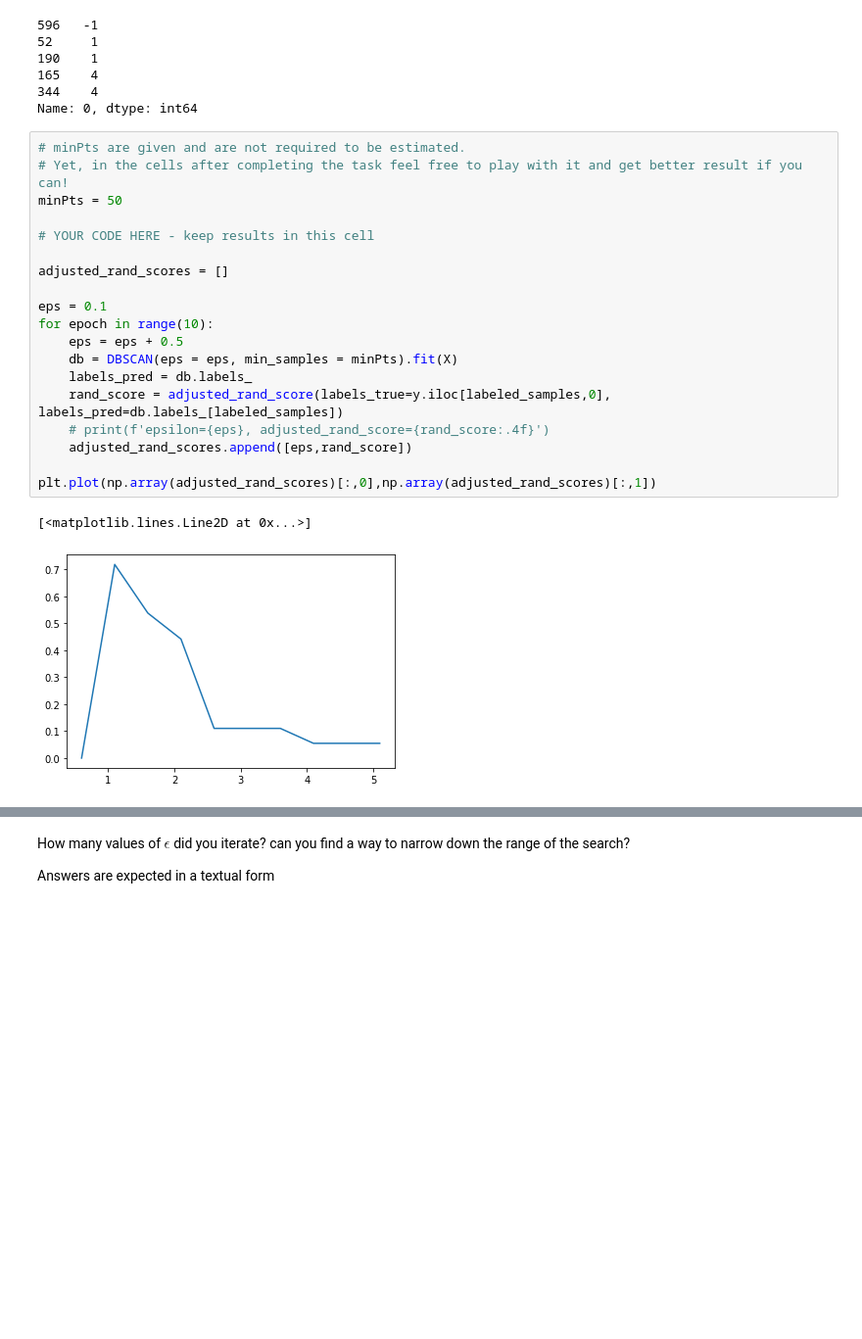
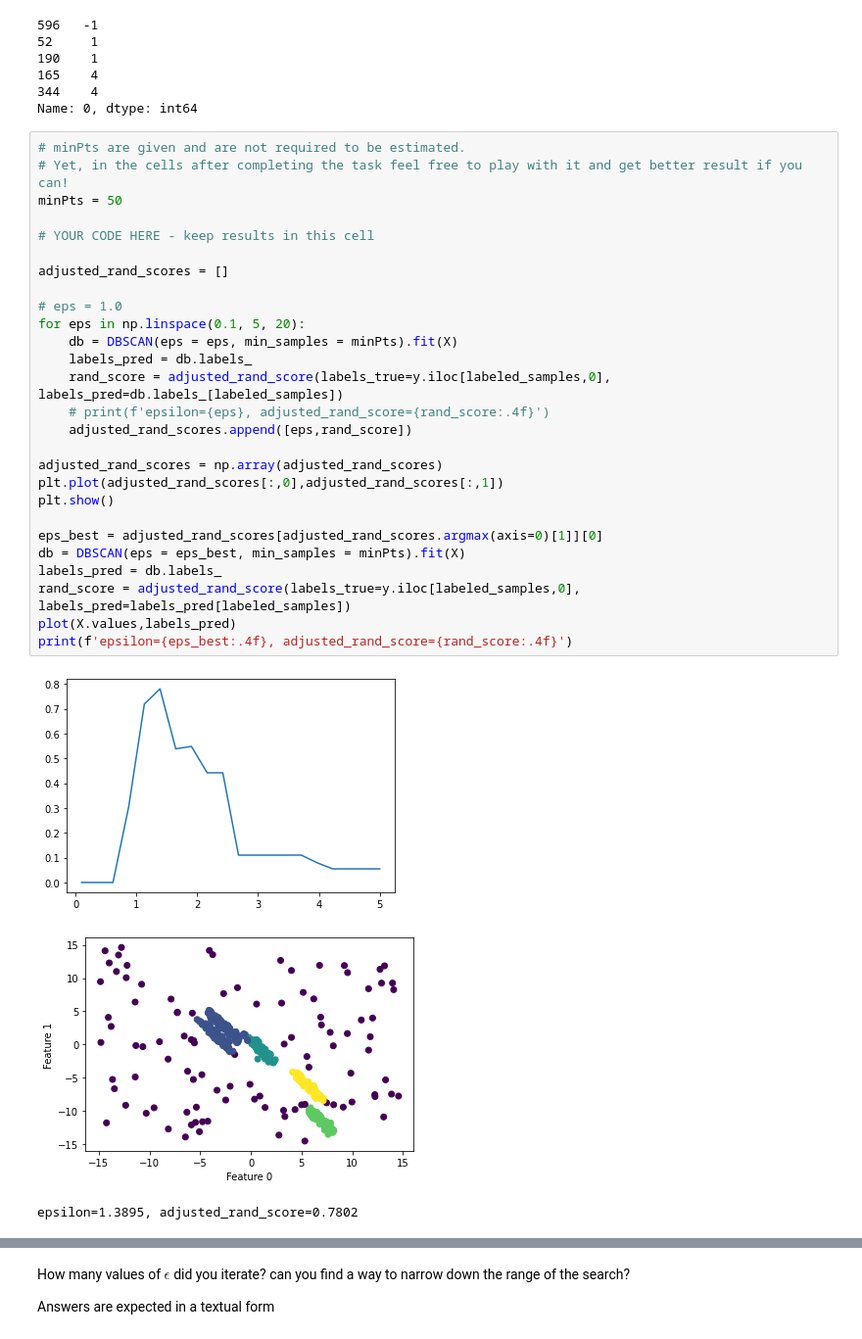
Before and after one commit to tansla/HWs_git, a Jupyter notebook: HW2 - hier and dbscan.ipynb, the cells around one changed output, grey strips where cells are left out. Shown at 98% size. Drawn from its saved outputs; the diff is of its cells as text; blank space fills up the shorter version.

```diff
--- a/HW2 - hier and dbscan.ipynb
+++ b/HW2 - hier and dbscan.ipynb
@@ -327,22 +327,31 @@ Name: 0, dtype: int64
 # %%
 # minPts are given and are not required to be estimated.
 # Yet, in the cells after completing the task feel free to play with it and get better result if you can!
 minPts = 50
 
 # YOUR CODE HERE - keep results in this cell
 
 adjusted_rand_scores = []
 
-eps = 0.1
-for epoch in range(10):
-    eps = eps + 0.5
+# eps = 1.0
+for eps in np.linspace(0.1, 5, 20):
     db = DBSCAN(eps = eps, min_samples = minPts).fit(X)
     labels_pred = db.labels_
     rand_score = adjusted_rand_score(labels_true=y.iloc[labeled_samples,0], labels_pred=db.labels_[labeled_samples])
     # print(f'epsilon={eps}, adjusted_rand_score={rand_score:.4f}')
     adjusted_rand_scores.append([eps,rand_score])
 
-plt.plot(np.array(adjusted_rand_scores)[:,0],np.array(adjusted_rand_scores)[:,1])
+adjusted_rand_scores = np.array(adjusted_rand_scores)
+plt.plot(adjusted_rand_scores[:,0],adjusted_rand_scores[:,1])
+plt.show()
+
+eps_best = adjusted_rand_scores[adjusted_rand_scores.argmax(axis=0)[1]][0]
+db = DBSCAN(eps = eps_best, min_samples = minPts).fit(X)
+labels_pred = db.labels_
+rand_score = adjusted_rand_score(labels_true=y.iloc[labeled_samples,0], labels_pred=labels_pred[labeled_samples])
+plot(X.values,labels_pred)
+print(f'epsilon={eps_best:.4f}, adjusted_rand_score={rand_score:.4f}')
 # %% [output]
+[figure, new version]
+[figure, added]
-[<matplotlib.lines.Line2D at 0x...>]
+epsilon=1.3895, adjusted_rand_score=0.7802
-[figure, old version]
```
Also changed, not shown: parts of 8 cells of this notebook.
